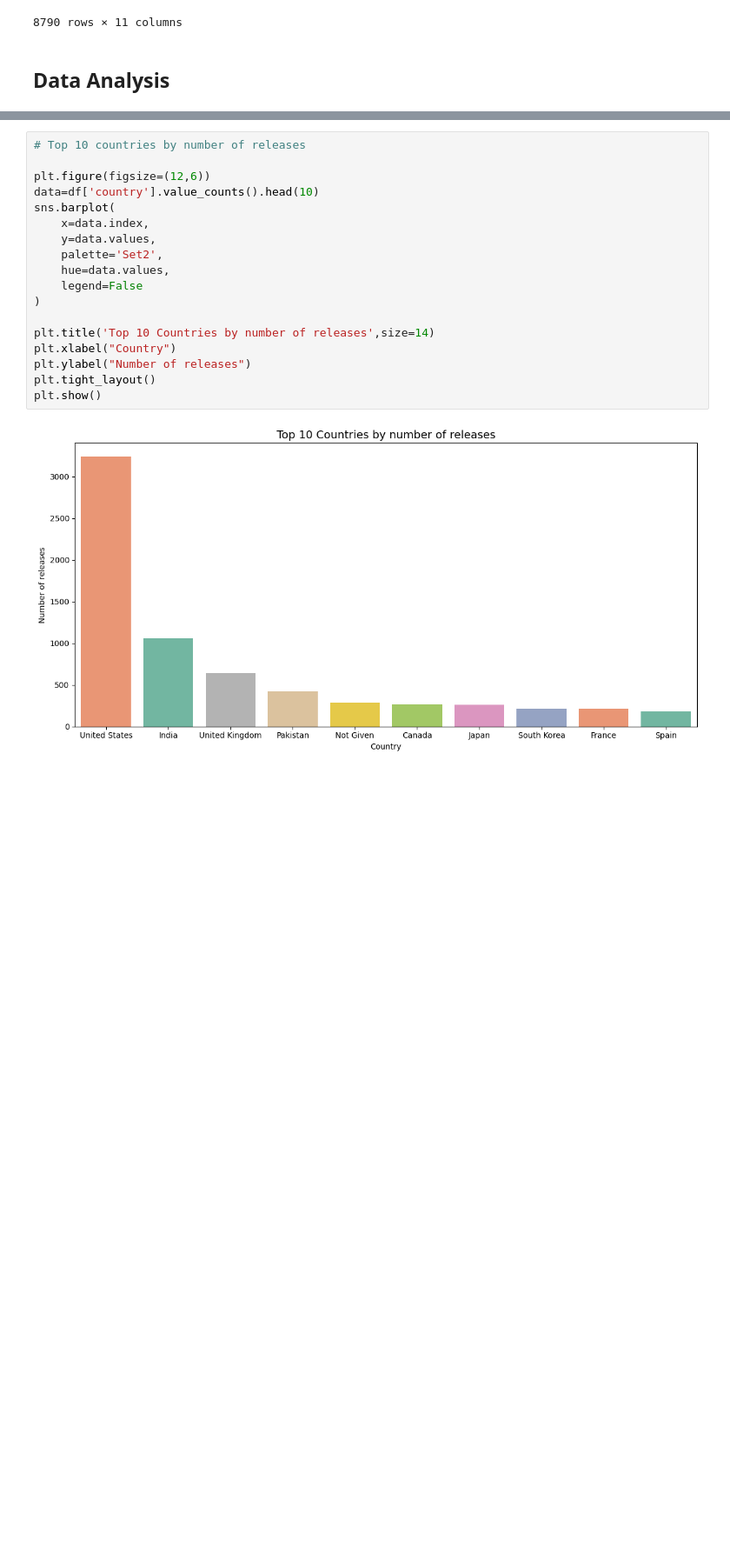
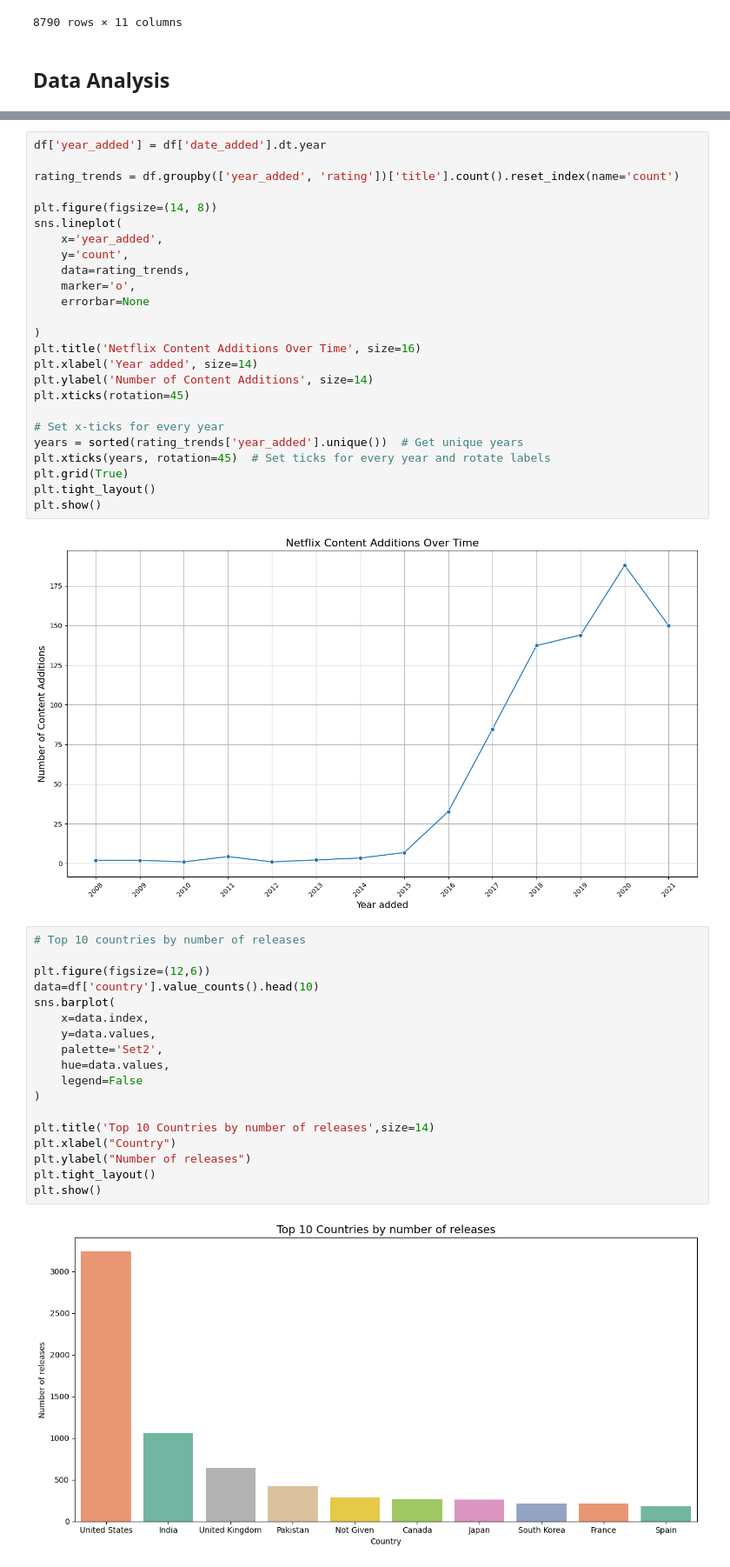
Before and after one commit to G-Bielokozowicz/Netflix-Data-Analysis, a Jupyter notebook: main.ipynb, the cells around one changed output, grey strips where cells are left out. Shown at 87% size. Drawn from its saved outputs; the diff is of its cells as text; blank space fills up the shorter version.

```diff
--- a/main.ipynb
+++ b/main.ipynb
@@ -164,3 +164,30 @@ plt.show()
+# %%
+df['year_added'] = df['date_added'].dt.year
+
+rating_trends = df.groupby(['year_added', 'rating'])['title'].count().reset_index(name='count')
+
+plt.figure(figsize=(14, 8))
+sns.lineplot(
+    x='year_added',
+    y='count',
+    data=rating_trends,
+    marker='o',
+    errorbar=None
+
+)
+plt.title('Netflix Content Additions Over Time', size=16)
+plt.xlabel('Year added', size=14)
+plt.ylabel('Number of Content Additions', size=14)
+plt.xticks(rotation=45)
+
+# Set x-ticks for every year
+years = sorted(rating_trends['year_added'].unique())  # Get unique years
+plt.xticks(years, rotation=45)  # Set ticks for every year and rotate labels
+plt.grid(True)
+plt.tight_layout()
+plt.show()
+# %% [output]
+[figure, added]
 # %%
 # Top 10 countries by number of releases
 
```
Also changed, not shown: parts of 6 cells of this notebook.
